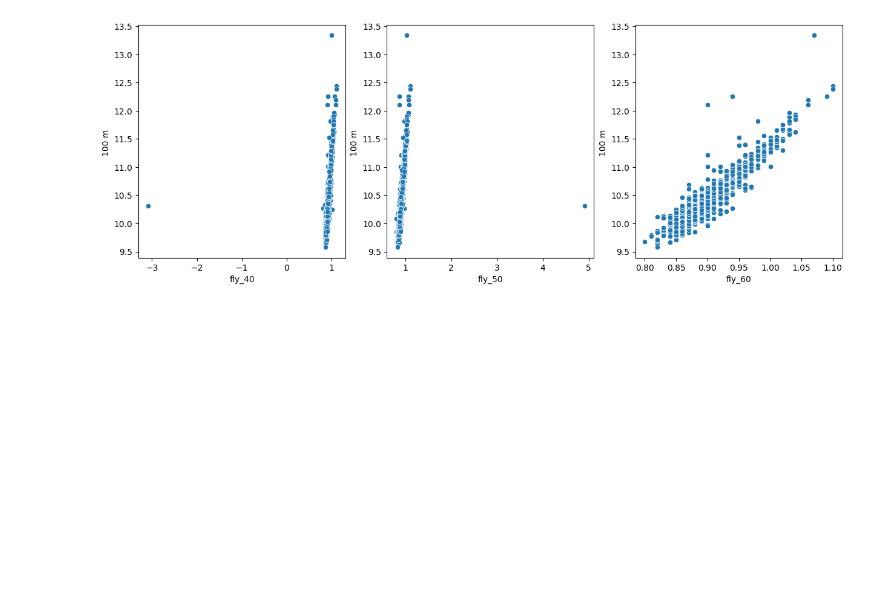
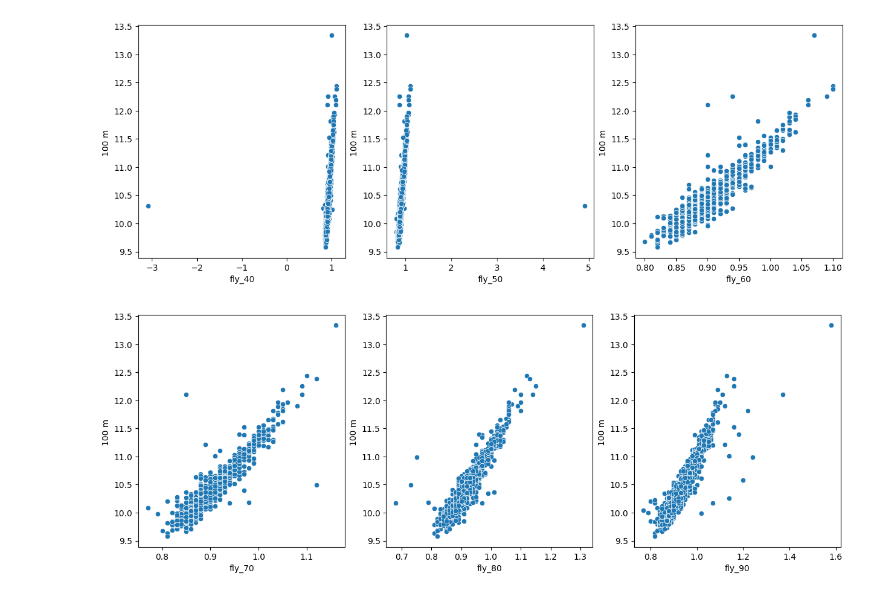
Before and after one commit to edrapac/TrackAndFieldAnalytics, a Jupyter notebook: TrackAnalytics.ipynb, the cells around one changed output. Saved outputs shown, nothing was run; the diff lists cells and outputs as text; code cells hidden in the pictures; blank space fills up the shorter version.

```diff
--- a/TrackAnalytics.ipynb
+++ b/TrackAnalytics.ipynb
@@ -255,3 +257,13 @@ sns.scatterplot(x=fly_frame['fly_60'],y=fly_frame['100 m '], ax=ax3)
 plt.show()
 # %% [output]
 [figure]
+# %%
+f, (ax1, ax2, ax3) = plt.subplots(1,3,figsize=(15, 5))
+
+sns.scatterplot(x=fly_frame['fly_70'],y=fly_frame['100 m '], ax=ax1)
+sns.scatterplot(x=fly_frame['fly_80'],y=fly_frame['100 m '],ax=ax2)
+sns.scatterplot(x=fly_frame['fly_90'],y=fly_frame['100 m '], ax=ax3)
+
+plt.show()
+# %% [output]
+[figure, added]
```
Also changed, not shown: parts of 4 cells of this notebook.
